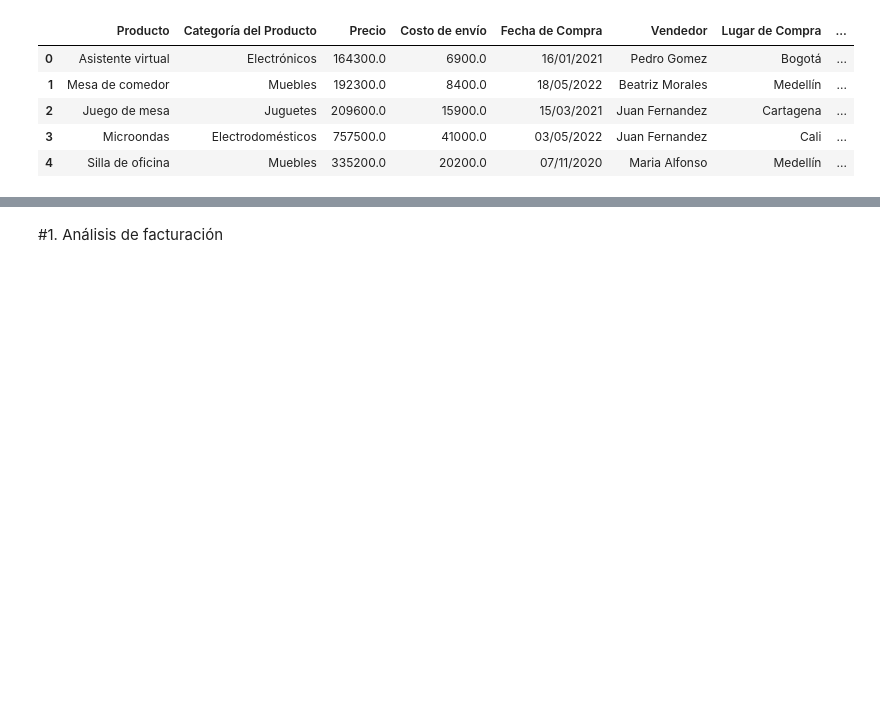
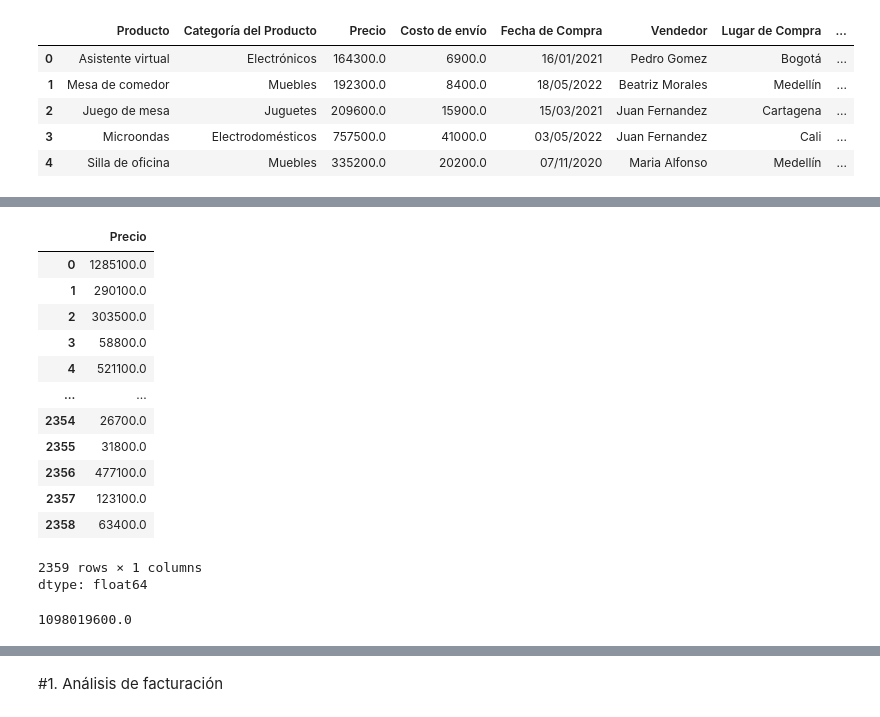
Before and after one commit to Pameta1/challenger_1, a Jupyter notebook: AluraStoreLatam.ipynb, the cells around one changed output, grey strips where cells are left out. Saved outputs shown, nothing was run; the diff lists cells and outputs as text; code cells hidden in the pictures; blank space fills up the shorter version.

```diff
--- a/AluraStoreLatam.ipynb
+++ b/AluraStoreLatam.ipynb
@@ -64,0 +129,3 @@ tienda4.head()
+# %%
+datos3 = pd.read_csv(url3)
+datos3.head()
@@ -64,0 +139,24 @@ tienda4.head()
+# %%
+datos3['Precio']
+# %% [output]
+|  | Precio |
+| 0 | 1285100.0 |
+| 1 | 290100.0 |
+| 2 | 303500.0 |
+| 3 | 58800.0 |
+| 4 | 521100.0 |
+| ... | ... |
+| 2354 | 26700.0 |
+| 2355 | 31800.0 |
+| 2356 | 477100.0 |
+| 2357 | 123100.0 |
+| 2358 | 63400.0 |
+2359 rows × 1 columns
+dtype: float64
+# %%
+suma_de_precios = 0
+for precio in datos3['Precio']:
+  suma_de_precios += precio
+print(suma_de_precios)
+# %% [output]
+1098019600.0
```
Also changed, not shown: parts of 20 cells of this notebook.
